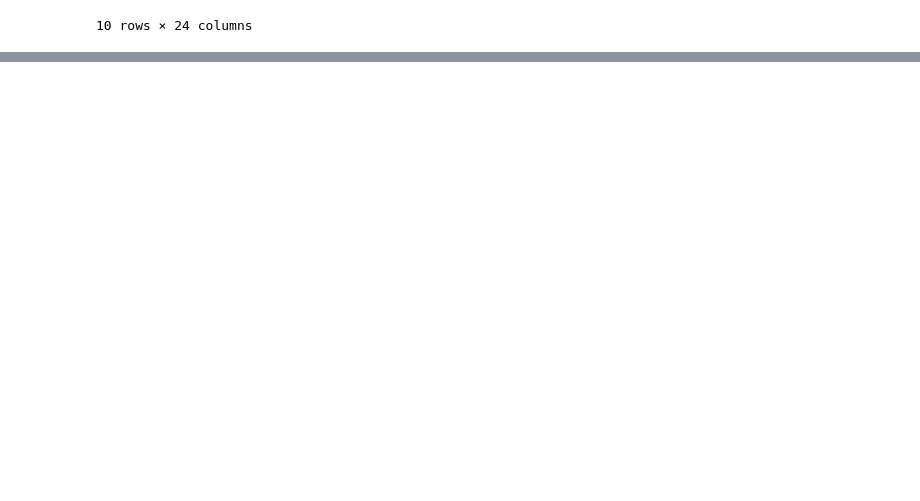
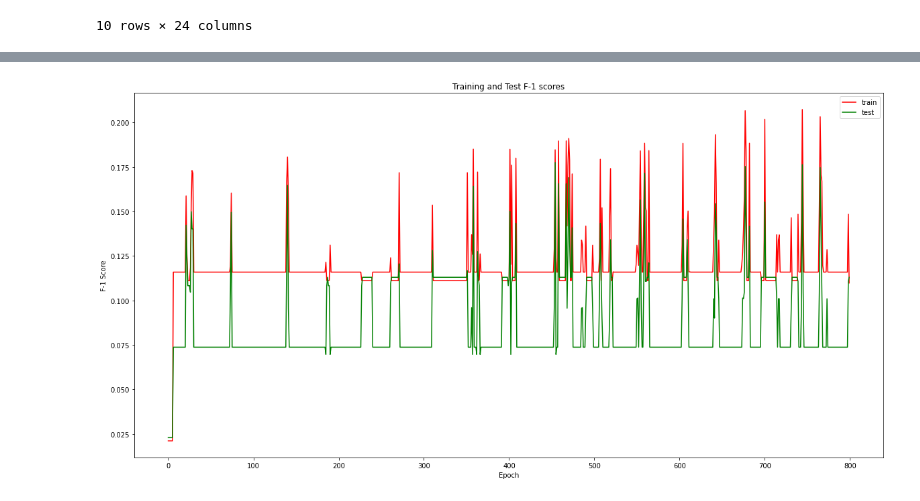
Before and after one commit to Mabanta/CMSC422_Final, a Jupyter notebook: 422final.ipynb, the cells around one changed output, grey strips where cells are left out. Saved outputs shown, nothing was run; the diff lists cells and outputs as text; code cells hidden in the pictures; blank space fills up the shorter version.

```diff
--- a/422final.ipynb
+++ b/422final.ipynb
@@ -558,4 +484,0 @@ df2.head(20)
-# %%
-from sklearn.multiclass import OneVsRestClassifier
-
-train, test = sk_ms.train_test_split(df, train_size=0.7)
@@ -565,0 +668,32 @@ from sklearn.linear_model import LogisticRegression
+# %%
+# Import libraries for supervised learning
+from sklearn.neural_network import MLPClassifier
+
+# Read in the Spotify and Billboard data combined
+df = pd.read_csv("csv/spotify_data_2022.csv").iloc[:, 1:].dropna().apply(lambda x: group_genres(x) if x.name == 'Artist_Genres' else x, axis=0)
+NUM_EPOCHS = 800
+train_x, train_y, test_x, test_y = prepare_data(df, 0.90)
+nn = MLPClassifier(hidden_layer_sizes=(150,100,50), activation='logistic', solver='sgd')
+train_scores = []
+test_scores = []
+for i in range(0, NUM_EPOCHS):
+    nn.partial_fit(train_x, train_y, np.unique(train_y))
+    # Make predictions on the training data and commpute the training f_1 scores
+    train_predict = nn.predict(train_x)
+    train_f1 = f1_score(train_y, train_predict, average='weighted')
+    train_scores.append(train_f1)
+    # Make predictions on the test data and commpute the test accuracy
+    test_predict = nn.predict(test_x)
+    test_f1 = f1_score(test_y, test_predict, average='weighted')
+    test_scores.append(test_f1)
+
+plt.figure(figsize=(20, 10))
+plt.plot(train_scores, color='r', label='train')
+plt.plot(test_scores, color='g', label='test')
+plt.title("Training and Test F-1 scores")
+plt.ylabel("F-1 Score")
+plt.xlabel("Epoch")
+plt.legend()
+plt.show()
+# %% [output]
+[figure, added]
```
Also changed, not shown: parts of 39 cells of this notebook, 1 other file.
